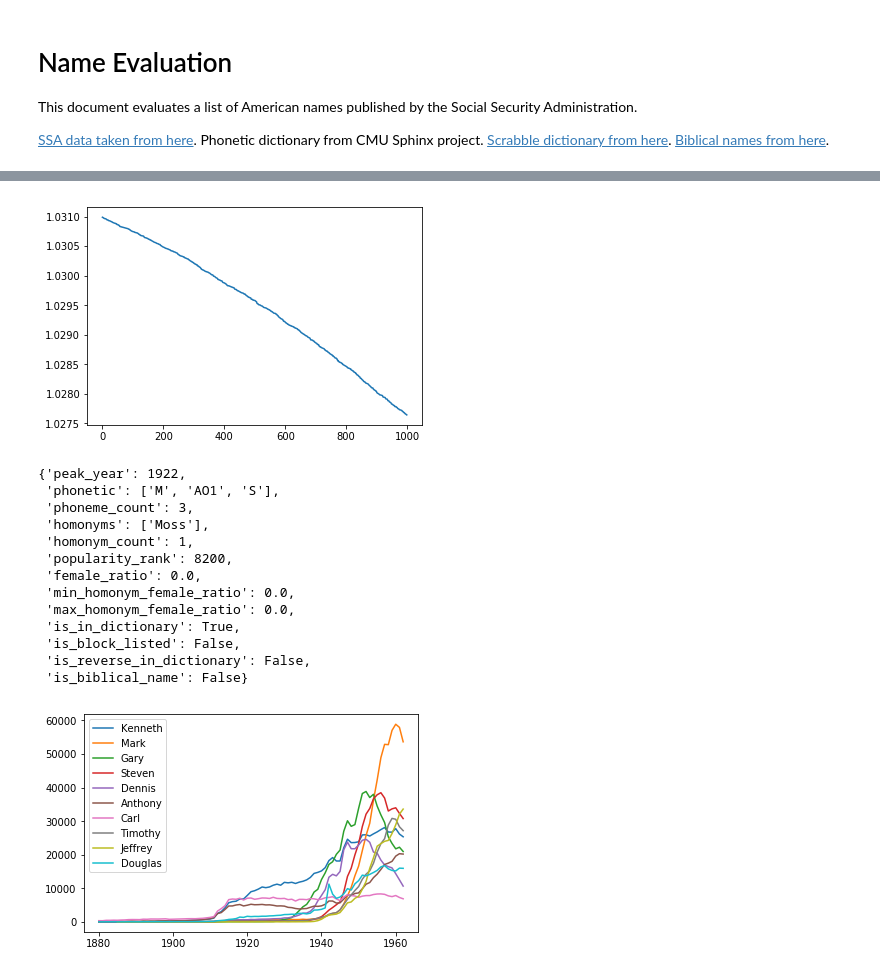
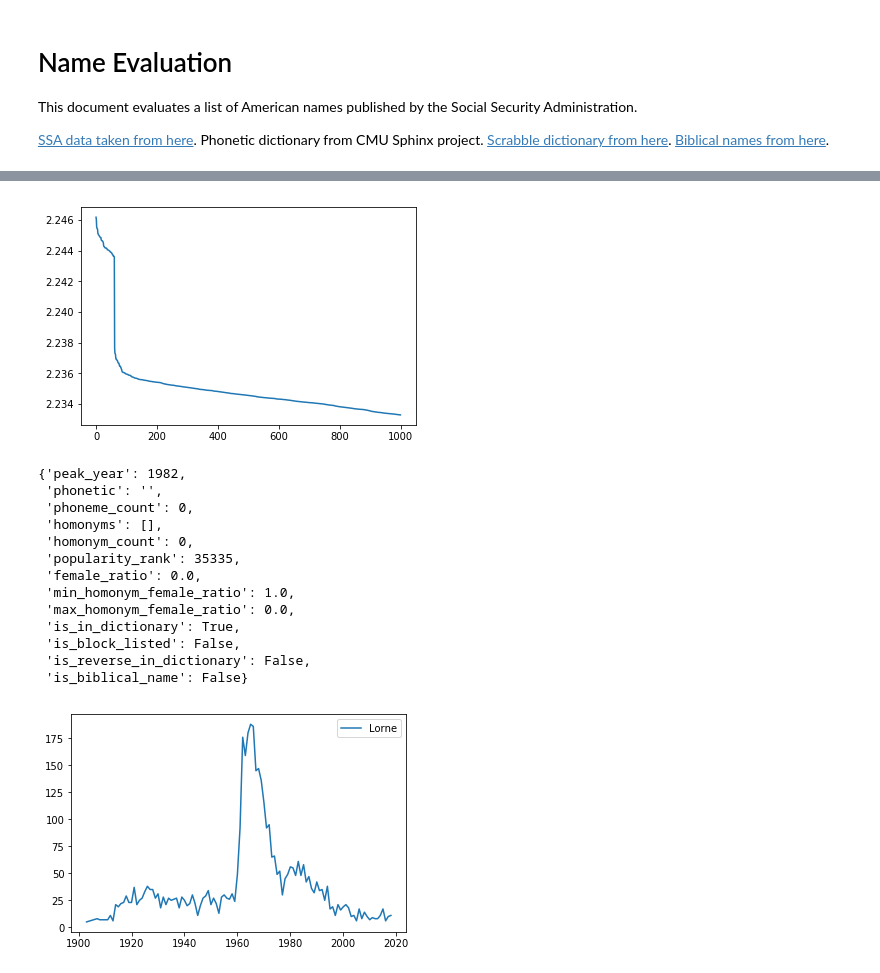
Before and after one commit to morria/Names, a Jupyter notebook: names.ipynb, the cells around one changed output, grey strips where cells are left out. Drawn from its saved outputs; the diff is of its cells as text; code cells hidden in the pictures.

```diff
--- a/names.ipynb
+++ b/names.ipynb
@@ -72,4 +72,7 @@ cool_names = {
     'Shingo',
     'Gray',
     'Moss',
-}
+    'Lorne',
+    'Tin',
+    'Merlin',
+}u
@@ -276,38 +277,38 @@ max_homonym_count = max(map(lambda p: p[1]['homonym_count'], name_features.items
 weights = {
     # Names that were most popular in 2018 get 1.0 and names that
     # peaked in popularity in 1880 get a score of 0.0.
-    'peak_year_recency_ratio': 0.001,
+    'peak_year_recency_ratio': 0.1,
 
     # 1.0 if the name peaked before 2010 or 0.0 if after.
-    'is_peak_year_before_2010': 0.00,
+    'is_peak_year_before_2010': 0.6,
 
     # 1.0 if the name peaked before 2005 or 0.0 if after.
-    'is_peak_year_before_2005': 0.00,
+    'is_peak_year_before_2005': 0.5,
 
     # 1.0 if the name peaked before 2000 or 0.0 if after.
-    'is_peak_year_before_2000': 0.0,
+    'is_peak_year_before_2000': 0.4,
 
     # 1.0 if the name peaked before 1982 or 0.0 if after.
-    'is_peak_year_before_1982': 0.00,
+    'is_peak_year_before_1982': 0.01,
 
     # 1.0 if the name peaked after 1948 or 0.0 if after.
-    'is_peak_year_after_1948': 0.01,
+    'is_peak_year_after_1948': -0.111111111111111111111111111,
 
     # The most popular name gets a score of 1.0 and the least 1.0.
-    'popularity_rank_ratio': 0.01,
+    'popularity_rank_ratio': 0.009,
 
     # Names that aren't in the top n get a score of 1.0. Else 0.
-    'is_not_too_popular': 0.0,
+    'is_not_too_popular': 0.1,
 
     # Names that are in the top n get a score of 1.0. Else 0.
-    'is_popular_enough': 0.00,
+    'is_popular_enough': -1,
 
     # Names that are only ever female get 1.0. Names that are only
     # male get 0.0
-    'female_ratio': 0.0,
+    'female_ratio': 0.009,
 
     # Names get 1.0 if they are less than 25% female, else 0.
-    'female_ratio_cutoff_20': 0.01,
+    'female_ratio_cutoff_20': 0.662,
 
     # The maximum `female_ratio` score across all homonyms
     'max_homonym_female_ratio': 0.0,
@@ -319,13 +320,13 @@ weights = {
     'is_block_listed': -1.0,
 
     # 1.0 if the name is in the English dictionary, else 0.0
-    'is_in_dictionary': 0.0,
+    'is_in_dictionary': -1.0,
 
     # 1.0 if the reverse of the name is in the English dictionary
     'is_reverse_in_dictionary': 0.0,
 
     # 1.0 if the name is in the phonetic dictionary
-    'is_in_phonetic_dictionary': 0.0,
+    'is_in_phonetic_dictionary': -1.0,
 
     # 1.0 if the name has the most phonemes
     'phoneme_count_ratio': 0.0,
@@ -334,9 +335,12 @@ weights = {
     'homonym_count_ratio': 0.0,
 
     # 1.0 if the name is in a dictionary of biblical names, else 0
-    'is_biblical_name': -0.2,
+    'is_biblical_name': -1.0,
 
-    'is_most_frequent_homonym': 1.0,
+    'is_most_frequent_homonym': 0.1,
+
+    # 1.0 if the name ends in ['S', 'AH0', 'N']
+    'ends_in_son': -1.0
 }
 
 name_vector = {name: {
@@ -361,6 +365,7 @@ name_vector = {name: {
     'homonym_count_ratio': (1.0 * v['homonym_count'] / max_homonym_count),
     'is_biblical_name': 1.0 if v['is_biblical_name'] else 0.0,
     'is_most_frequent_homonym': 1.0 if isMostFrequentHomonym(name) else 0.0,
+    'ends_in_son': 1.0 if v['phonetic'][-3:] == ['S', 'AH0', 'N'] else 0.0
 } for name, v in name_features.items()}
 
 from functools import reduce
@@ -405,18 +392,18 @@ plt.plot(
 )
 plt.show();
 # %% [output]
-[figure, old version]
+[figure, new version]
 # %%
-name_features['Moss']
+name_features['Sou']
 # %% [output]
-{'peak_year': 1922,
- 'phonetic': ['M', 'AO1', 'S'],
- 'phoneme_count': 3,
- 'homonyms': ['Moss'],
- 'homonym_count': 1,
- 'popularity_rank': 8200,
+{'peak_year': 1982,
+ 'phonetic': '',
+ 'phoneme_count': 0,
+ 'homonyms': [],
+ 'homonym_count': 0,
+ 'popularity_rank': 35335,
  'female_ratio': 0.0,
- 'min_homonym_female_ratio': 0.0,
+ 'min_homonym_female_ratio': 1.0,
  'max_homonym_female_ratio': 0.0,
  'is_in_dictionary': True,
  'is_block_listed': False,
@@ -424,14 +411,14 @@ name_features['Moss']
  'is_biblical_name': False}
 # %%
 import matplotlib.pyplot as plt
-for name in [name[0] for name in names[:10]]:
+for name in ['Lorne']:
     if name in name_year_frequency:
         x, y = zip(*sorted(name_year_frequency[name].items()))
         plt.plot(x, y, label=name)
         plt.legend();
 plt.show();
 # %% [output]
-[figure, old version]
+[figure, new version]
 # %%
 # Read training data
 ratings = {}
```
Also changed, not shown: parts of 9 cells of this notebook.
